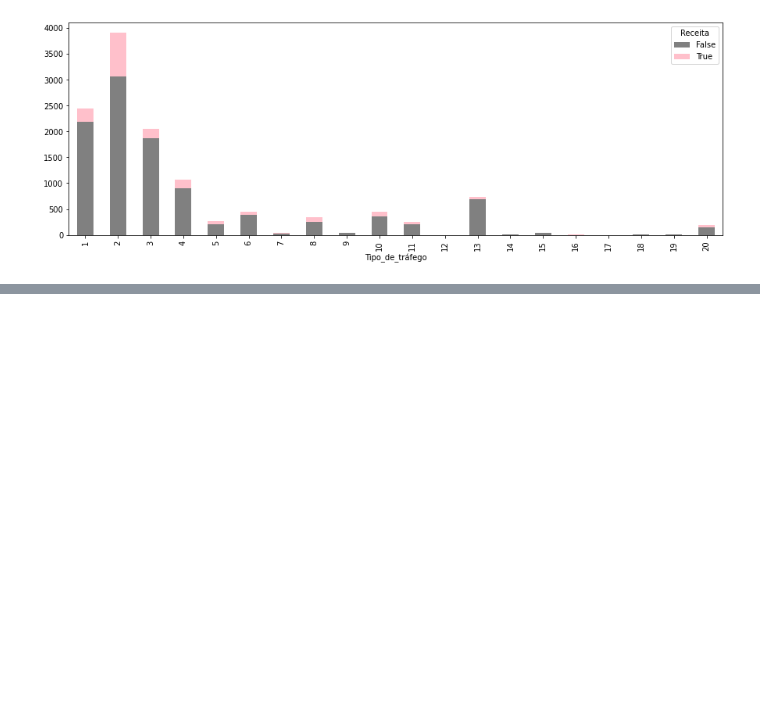
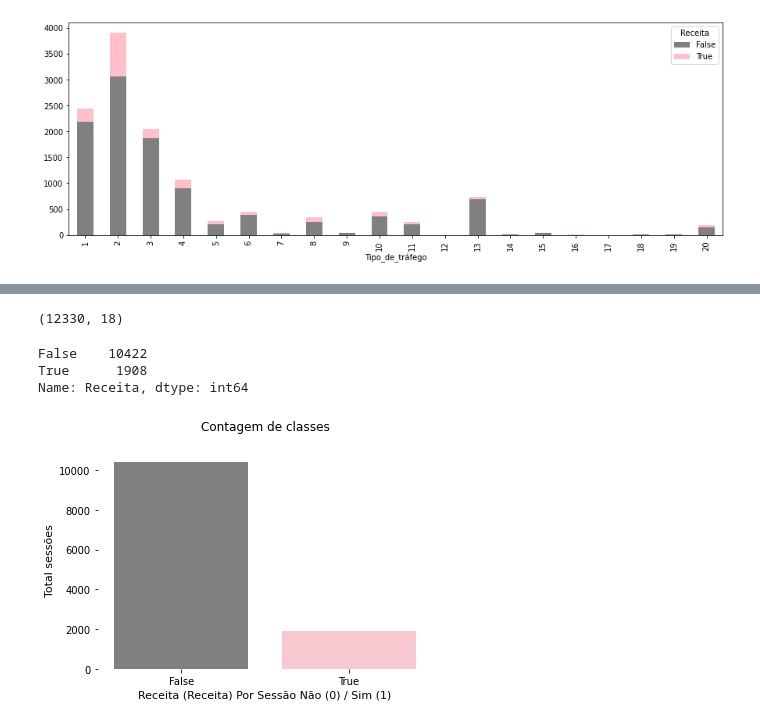
Before and after one commit to JulianaRamos2021/Previsao_compras, a Jupyter notebook: Previsão_de_compras_Ecommerce.ipynb, the cells around one changed output, grey strips where cells are left out. Drawn from its saved outputs; the diff is of its cells as text; code cells hidden in the pictures; blank space fills up the shorter version.

```diff
--- a/Previsão_de_compras_Ecommerce.ipynb
+++ b/Previsão_de_compras_Ecommerce.ipynb
@@ -380,0 +383,12 @@ pd.crosstab(df['Tipo_de_tráfego'], df['Receita']).plot(kind = 'bar',
+# %%
+# Cria o Encoder
+# Label Encoding consiste em converter as classes categóricas em números.
+#Dúvidas ver: https://www.viniboscoa.dev/blog/codificacao-de-variaveis-label-vs-one-hot-encoder
+lb = LabelEncoder()
+
+#Aplica o encoder nas variáveis que estão com string
+df_original['Mês'] = lb.fit_transform(df_original['Mês'])
+df_original['Tipo_de_visitante'] = lb.fit_transform(df_original['Tipo_de_visitante'])
+
+#Remove valores missing eventuamente gerados
+df_original.dropna(inplace = True)
@@ -380,0 +412,25 @@ pd.crosstab(df['Tipo_de_tráfego'], df['Receita']).plot(kind = 'bar',
+# %%
+#Confirmando se a geração do encoder apresentou alteração relevante no tamanho da base de dados.
+#Não ocorreu, significa que não houve valor nulo.
+df_original.shape
+# %% [output]
+(12330, 18)
+# %%
+#A variável resposta não está balanceada, o número de pessoas que compram é bem inferior as que não compram.
+
+target_count = df_original.Receita.value_counts()
+target_count
+# %% [output]
+False    10422
+True      1908
+Name: Receita, dtype: int64
+# %%
+#
+sns.countplot(df_original.Receita, palette = ["gray", "pink"])
+plt.box(False)
+plt.xlabel('Receita (Receita) Por Sessão Não (0) / Sim (1)', fontsize = 11)
+plt.ylabel('Total sessões', fontsize = 11)
+plt.title('Contagem de classes\n' )
+plt.show()
+# %% [output]
+[figure, added]
```
Also changed, not shown: parts of 13 cells of this notebook.
